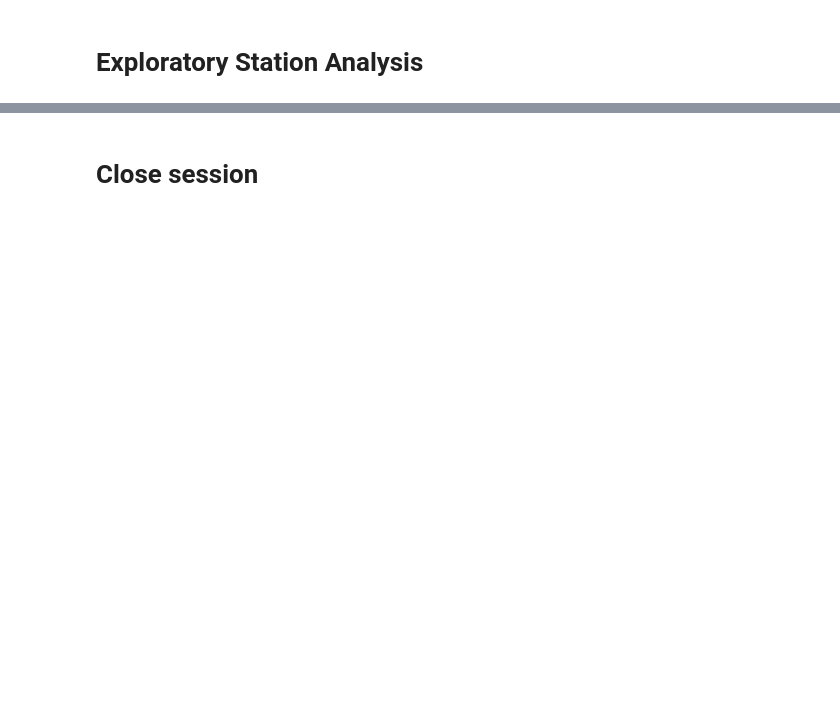
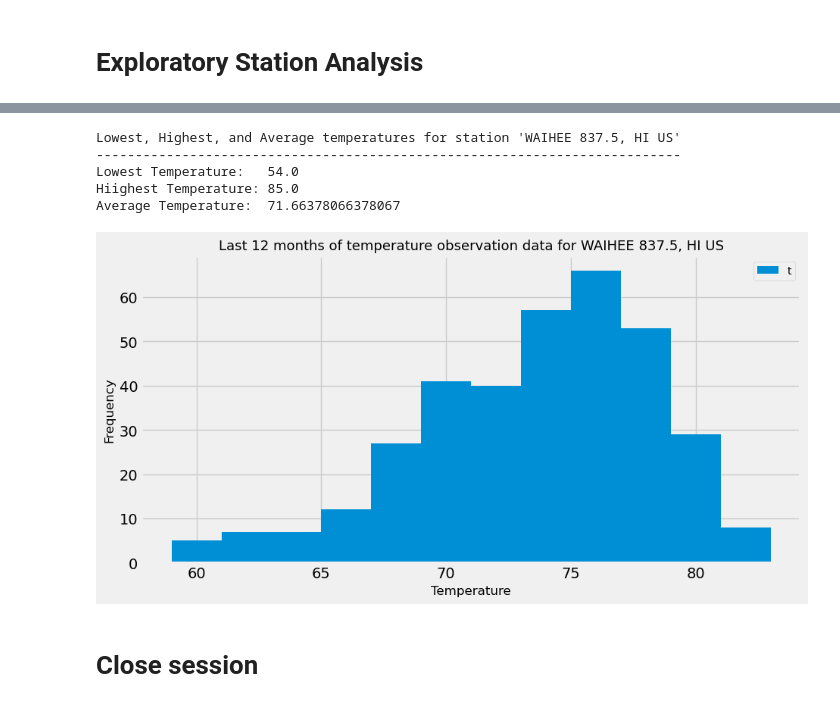
Before and after one commit to lilstanli/sqlalchemy-challenge, a Jupyter notebook: climate_starter.ipynb, the cells around one changed output, grey strips where cells are left out. Cells and saved outputs as stored; diff of their text form; code cells hidden in the pictures; blank space fills up the shorter version.

```diff
--- a/climate_starter.ipynb
+++ b/climate_starter.ipynb
@@ -129,3 +144,7 @@ First precipitation datapoint date: 2016-08-23
 # %%
 # Design a query to find the most active stations (i.e. what stations have the most rows?)
 # List the stations and the counts in descending order.
+most_active_stations = session.query(measurement_t.station, station_t.name, func.count(station_t.id).\
+                                    label("observation_counts")).group_by(station_t.id).order_by(func.count(station_t.id).\
+                                    desc()).filter(station_t.station == measurement_t.station).all()
+most_active_stations
@@ -137,3 +161,45 @@ First precipitation datapoint date: 2016-08-23
+# %%
+# Using the most active station id from the previous query, calculate the lowest, highest, and average temperature.
+most_active_station_id = most_active_stations[0][0]
+sel = [measurement_t.station,
+       func.min(measurement_t.tobs),
+       func.max(measurement_t.tobs),
+       func.avg(measurement_t.tobs)]
+
+summary = session.query(*sel).filter(measurement_t.station == most_active_station_id).all()
+print(f'''
+Lowest, Highest, and Average temperatures for station '{most_active_stations[0][1]}'
+---------------------------------------------------------------------------
+Lowest Temperature:   {summary[0][1]}
+Hiighest Temperature: {summary[0][2]}
+Average Temperature:  {summary[0][3]}
+''')
+# %% [output]
+Lowest, Highest, and Average temperatures for station 'WAIHEE 837.5, HI US'
+---------------------------------------------------------------------------
+Lowest Temperature:   54.0
+Hiighest Temperature: 85.0
+Average Temperature:  71.66378066378067
+# %%
+# Using the most active station id
+# Query the last 12 months of temperature observation data for this station and plot the results as a histogram
+last_year_tobs = session.query(measurement_t.tobs).filter(measurement_t.station == most_active_station_id).\
+                filter(measurement_t.date >= first_datapoint).all()
+
+last_year_tobs = pd.DataFrame(last_year_tobs)
+last_year_tobs.head()
+
+fig = plt.figure()
+fig.set_size_inches(10, 5)
+plt.hist(last_year_tobs, bins = 12)
+plt.xlabel("Temperature",  size = 12)
+plt.ylabel("Frequency", size = 12)
+plt.title(f"Last 12 months of temperature observation data for {most_active_stations[0][1]}", size = 13)
+plt.legend("tobs", loc=1, fontsize=10)
+
+plt.show()
+# %% [output]
+[figure, added]
 # %% [markdown]
 # Close session
 # %%
```
Also changed, not shown: parts of 8 cells of this notebook, 2 other files.
